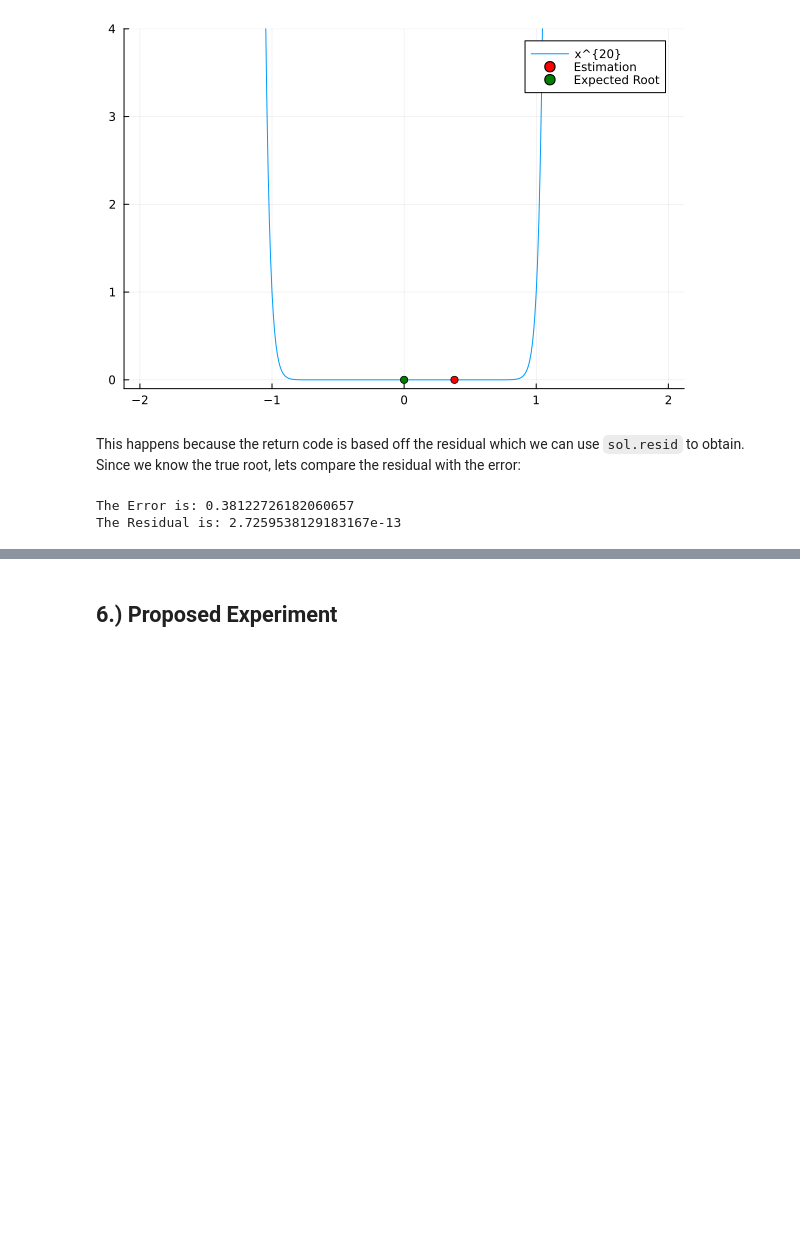
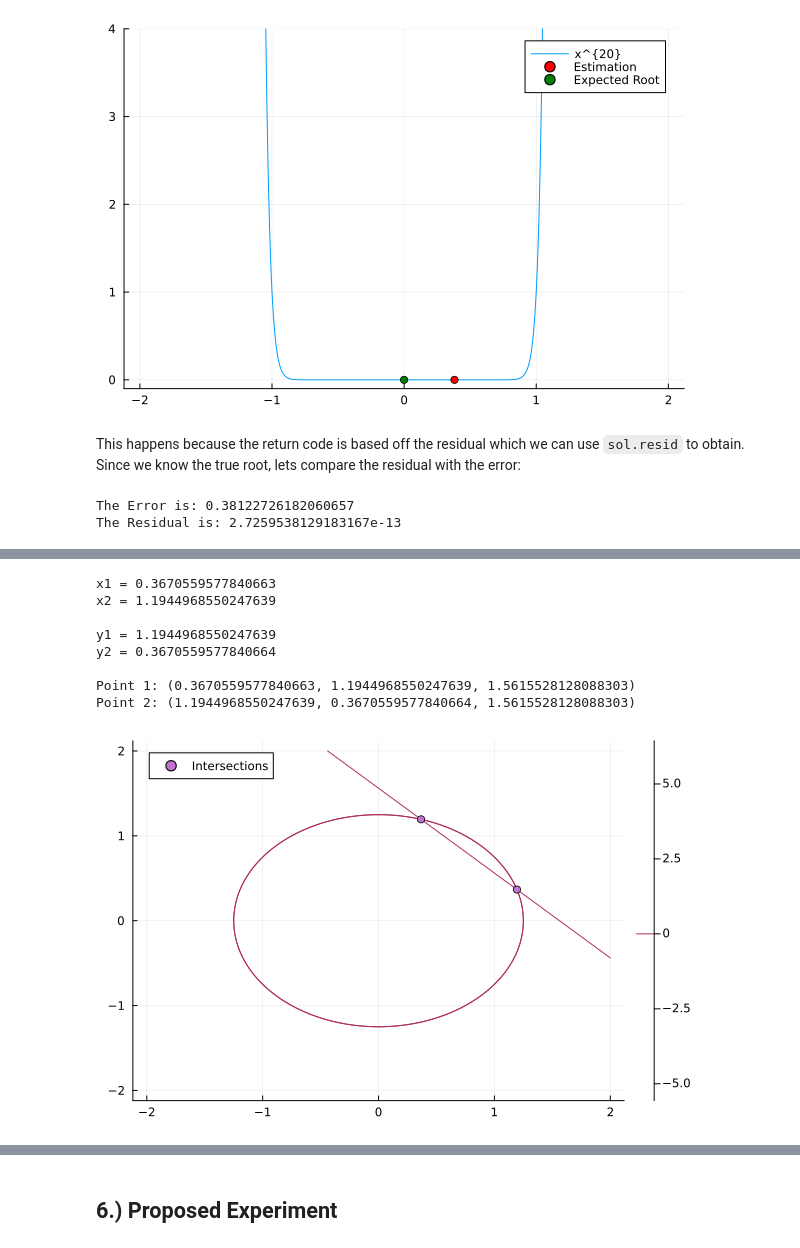
Before and after one commit to cu-numcomp/fall26-community-BenedictNguyen1, a Jupyter notebook: Presentation.ipynb, the cells around one changed output, grey strips where cells are left out. Cells and saved outputs as stored; diff of their text form; code cells hidden in the pictures; blank space fills up the shorter version.

```diff
--- a/Presentation.ipynb
+++ b/Presentation.ipynb
@@ -116,0 +202,33 @@ The Residual is: 2.7259538129183167e-13
+# %%
+u = z
+#x values:
+println("x1 = $((u-sqrt(-u^2+2u))/2)"); x1 = (u-sqrt(-u^2+2u))/2
+println("x2 = $((u+sqrt(-u^2+2u))/2)"); x2 = (u+sqrt(-u^2+2u))/2
+println()
+
+#Plugging in x values:
+println("y1 = $(u - x1)"); y1 = u - x1
+println("y2 = $(u - x2)"); y2 = u - x2
+println()
+
+#Points of intersection:
+println("Point 1: ($(x1), $(y1), $(u))");
+println("Point 2: ($(x2), $(y2), $(u))");
+
+#Graph:
+xs = -2:.01:2
+ys = -2:.01:2
+contour(xs, ys, (x,y) -> x^2 + y^2 - u, levels=[0])
+contour!(xs, ys, (x,y) -> x^2 + y^2 +u^2 - 4, levels=[0])
+contour!(xs, ys, (x,y) -> x+y-u, levels=[0])
+scatter!([x1, x2],[y1, y2], label="Intersections")
+# %% [output]
+x1 = 0.3670559577840663
+x2 = 1.1944968550247639
+
+y1 = 1.1944968550247639
+y2 = 0.3670559577840664
+
+Point 1: (0.3670559577840663, 1.1944968550247639, 1.5615528128088303)
+Point 2: (1.1944968550247639, 0.3670559577840664, 1.5615528128088303)
+[figure, added]
```
Also changed, not shown: parts of 19 cells of this notebook, 1 other file.
